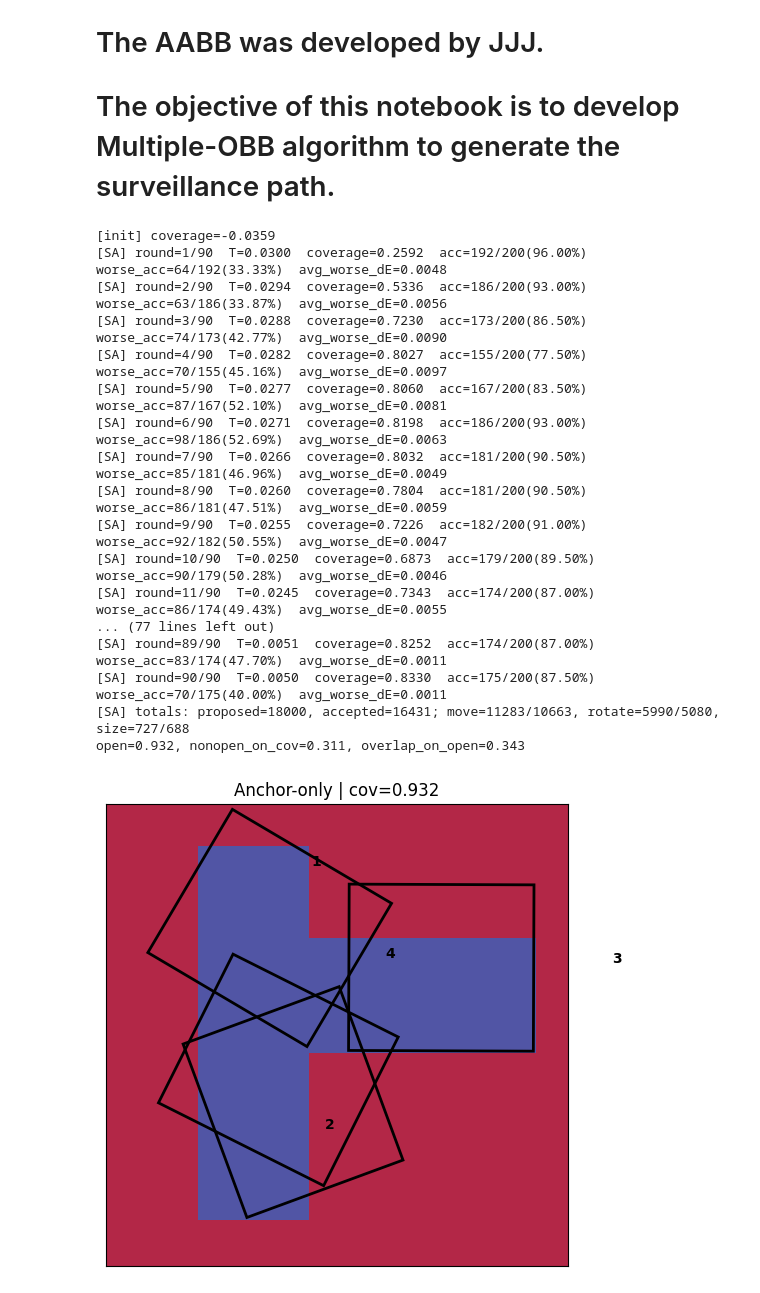
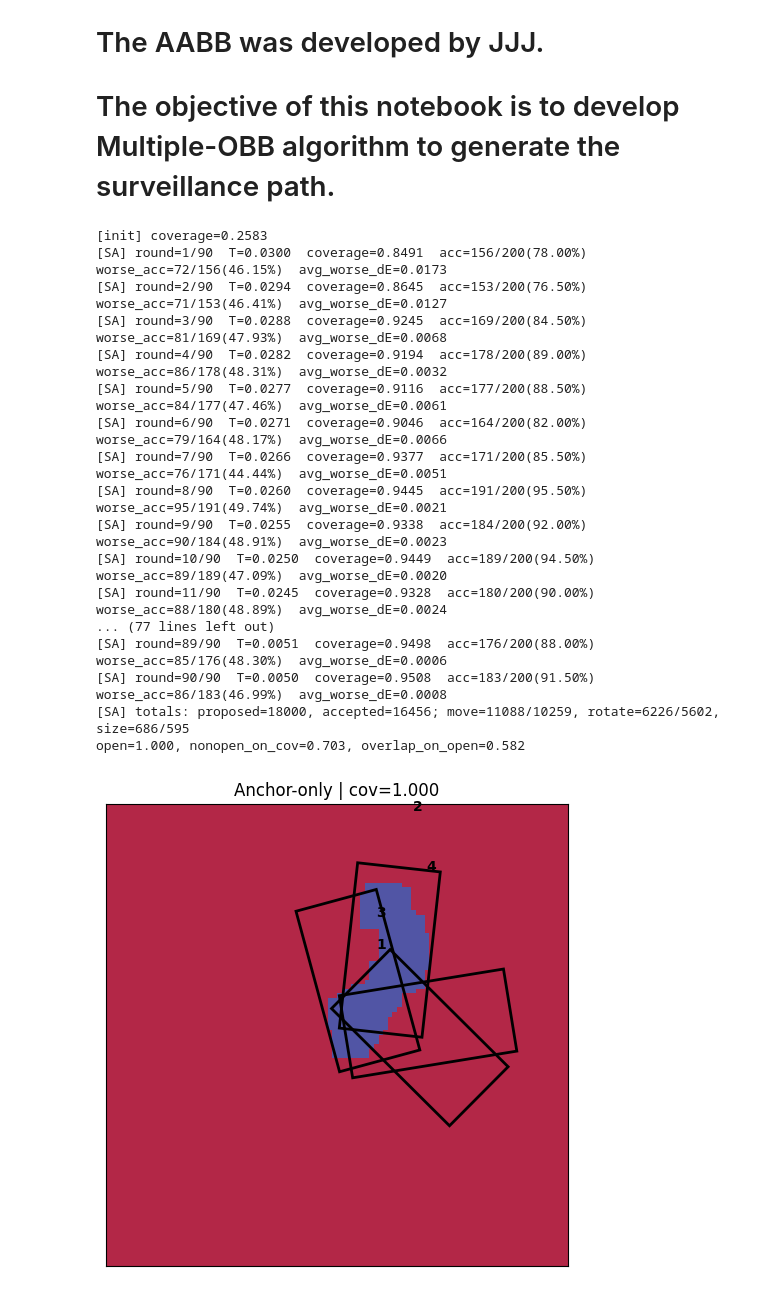
Before and after one commit to ello88-eng/a9, a Jupyter notebook: v7_surveillance_sa.ipynb, the cells around one changed output. Cells and saved outputs as stored; diff of their text form; code cells hidden in the pictures.

```diff
--- a/v7_surveillance_sa.ipynb
+++ b/v7_surveillance_sa.ipynb
@@ -1014,7 +1014,7 @@ if __name__ == "__main__":
 
     altitude = 500  # altitude
     bounds   = MinOnlyBounds(10, 10)  # Bbox minimum size constraints
-    target_shape = "l"
+    target_shape = "random"
     time_limit   = 1000  # seconds
     use_sa = True  # ← SA 사용 스위치 (False면 기존 그리디 루프 사용)
 
@@ -1189,47 +1189,47 @@ if __name__ == "__main__":
                         best_state_size = cand
                 if best_state_size is not None:
                     state = best_state_size
                     E = best_E_size
                     improved = True
 
                 # --- 개선/중단 로직 ---
                 no_improve = 0 if improved else (no_improve + 1)
 
                 if (it + 1) % 100 == 0 or improved:
                     print(f"iter={it+1:4d}  coverage={1.0 - E:.4f}  no_improve={no_improve}")
 
                 if no_improve >= patience:
                     print("Early-stop: no improvement")
                     break
                 if time.time() - start_t > time_limit:
                     print("Time limit reached")
                     break
 
         # 6) 결과 시각화 & 지표 출력
         bboxes_best = bboxes_from_state_ll(state)
         ratio, _ = coverage_ratio_open_space(nx, ny, obs_pos, bboxes_best)
         cb = coverage_breakdown(nx, ny, obs_pos, bboxes_best)
         ob = overlap_breakdown(nx, ny, obs_pos, bboxes_best)
         print(f"open={cb['open_ratio']:.3f}, nonopen_on_cov={cb['nonopen_on_cov']:.3f}, overlap_on_open={ob['overlap_on_open']:.3f}")
 
         plot_rotated_bboxes(nx, ny, obs_pos, bboxes_best, f"Anchor-only | cov={ratio:.3f}")
         break  # target_shape 하나만 실행
 # %% [output]
-[init] coverage=-0.0359
-[SA] round=1/90  T=0.0300  coverage=0.2592  acc=192/200(96.00%)  worse_acc=64/192(33.33%)  avg_worse_dE=0.0048
-[SA] round=2/90  T=0.0294  coverage=0.5336  acc=186/200(93.00%)  worse_acc=63/186(33.87%)  avg_worse_dE=0.0056
-[SA] round=3/90  T=0.0288  coverage=0.7230  acc=173/200(86.50%)  worse_acc=74/173(42.77%)  avg_worse_dE=0.0090
-[SA] round=4/90  T=0.0282  coverage=0.8027  acc=155/200(77.50%)  worse_acc=70/155(45.16%)  avg_worse_dE=0.0097
-[SA] round=5/90  T=0.0277  coverage=0.8060  acc=167/200(83.50%)  worse_acc=87/167(52.10%)  avg_worse_dE=0.0081
-[SA] round=6/90  T=0.0271  coverage=0.8198  acc=186/200(93.00%)  worse_acc=98/186(52.69%)  avg_worse_dE=0.0063
-[SA] round=7/90  T=0.0266  coverage=0.8032  acc=181/200(90.50%)  worse_acc=85/181(46.96%)  avg_worse_dE=0.0049
-[SA] round=8/90  T=0.0260  coverage=0.7804  acc=181/200(90.50%)  worse_acc=86/181(47.51%)  avg_worse_dE=0.0059
-[SA] round=9/90  T=0.0255  coverage=0.7226  acc=182/200(91.00%)  worse_acc=92/182(50.55%)  avg_worse_dE=0.0047
-[SA] round=10/90  T=0.0250  coverage=0.6873  acc=179/200(89.50%)  worse_acc=90/179(50.28%)  avg_worse_dE=0.0046
-[SA] round=11/90  T=0.0245  coverage=0.7343  acc=174/200(87.00%)  worse_acc=86/174(49.43%)  avg_worse_dE=0.0055
+[init] coverage=0.2583
+[SA] round=1/90  T=0.0300  coverage=0.8491  acc=156/200(78.00%)  worse_acc=72/156(46.15%)  avg_worse_dE=0.0173
+[SA] round=2/90  T=0.0294  coverage=0.8645  acc=153/200(76.50%)  worse_acc=71/153(46.41%)  avg_worse_dE=0.0127
+[SA] round=3/90  T=0.0288  coverage=0.9245  acc=169/200(84.50%)  worse_acc=81/169(47.93%)  avg_worse_dE=0.0068
+[SA] round=4/90  T=0.0282  coverage=0.9194  acc=178/200(89.00%)  worse_acc=86/178(48.31%)  avg_worse_dE=0.0032
+[SA] round=5/90  T=0.0277  coverage=0.9116  acc=177/200(88.50%)  worse_acc=84/177(47.46%)  avg_worse_dE=0.0061
+[SA] round=6/90  T=0.0271  coverage=0.9046  acc=164/200(82.00%)  worse_acc=79/164(48.17%)  avg_worse_dE=0.0066
+[SA] round=7/90  T=0.0266  coverage=0.9377  acc=171/200(85.50%)  worse_acc=76/171(44.44%)  avg_worse_dE=0.0051
+[SA] round=8/90  T=0.0260  coverage=0.9445  acc=191/200(95.50%)  worse_acc=95/191(49.74%)  avg_worse_dE=0.0021
+[SA] round=9/90  T=0.0255  coverage=0.9338  acc=184/200(92.00%)  worse_acc=90/184(48.91%)  avg_worse_dE=0.0023
+[SA] round=10/90  T=0.0250  coverage=0.9449  acc=189/200(94.50%)  worse_acc=89/189(47.09%)  avg_worse_dE=0.0020
+[SA] round=11/90  T=0.0245  coverage=0.9328  acc=180/200(90.00%)  worse_acc=88/180(48.89%)  avg_worse_dE=0.0024
 ... (77 lines left out)
-[SA] round=89/90  T=0.0051  coverage=0.8252  acc=174/200(87.00%)  worse_acc=83/174(47.70%)  avg_worse_dE=0.0011
-[SA] round=90/90  T=0.0050  coverage=0.8330  acc=175/200(87.50%)  worse_acc=70/175(40.00%)  avg_worse_dE=0.0011
-[SA] totals: proposed=18000, accepted=16431; move=11283/10663, rotate=5990/5080, size=727/688
-open=0.932, nonopen_on_cov=0.311, overlap_on_open=0.343
+[SA] round=89/90  T=0.0051  coverage=0.9498  acc=176/200(88.00%)  worse_acc=85/176(48.30%)  avg_worse_dE=0.0006
+[SA] round=90/90  T=0.0050  coverage=0.9508  acc=183/200(91.50%)  worse_acc=86/183(46.99%)  avg_worse_dE=0.0008
+[SA] totals: proposed=18000, accepted=16456; move=11088/10259, rotate=6226/5602, size=686/595
+open=1.000, nonopen_on_cov=0.703, overlap_on_open=0.582
-[figure, old version]
+[figure, new version]
```
Also changed, not shown: 3 other files.
